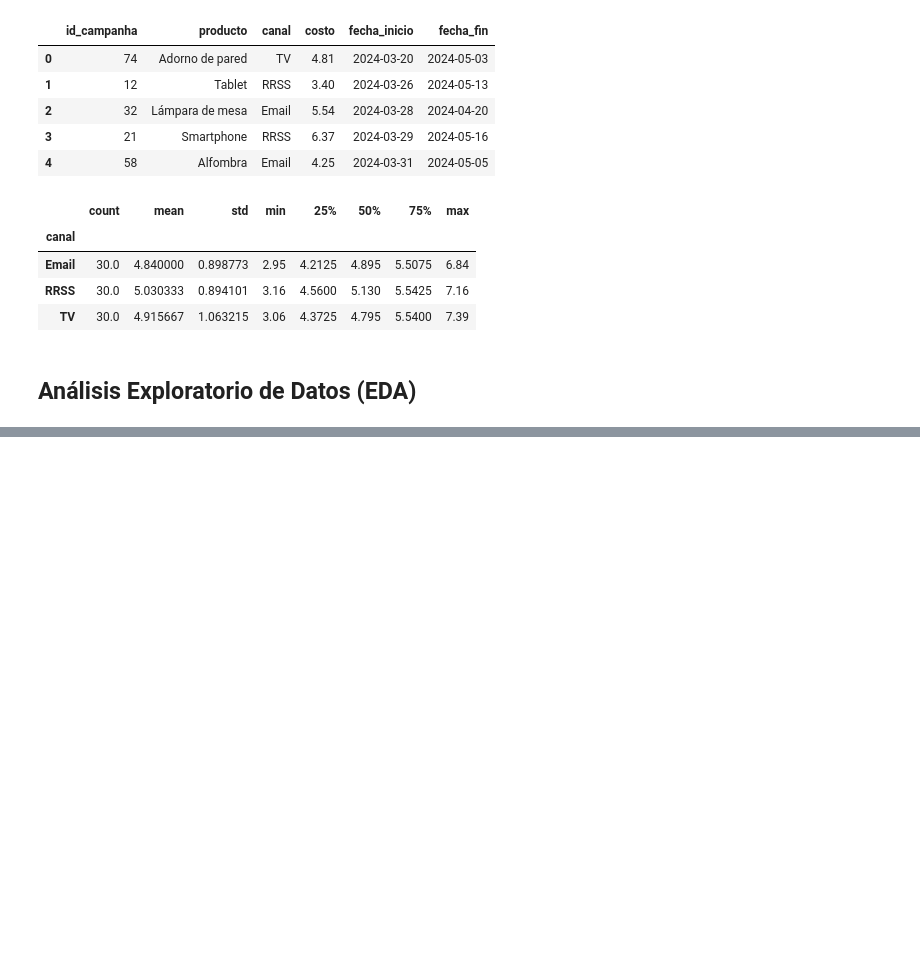
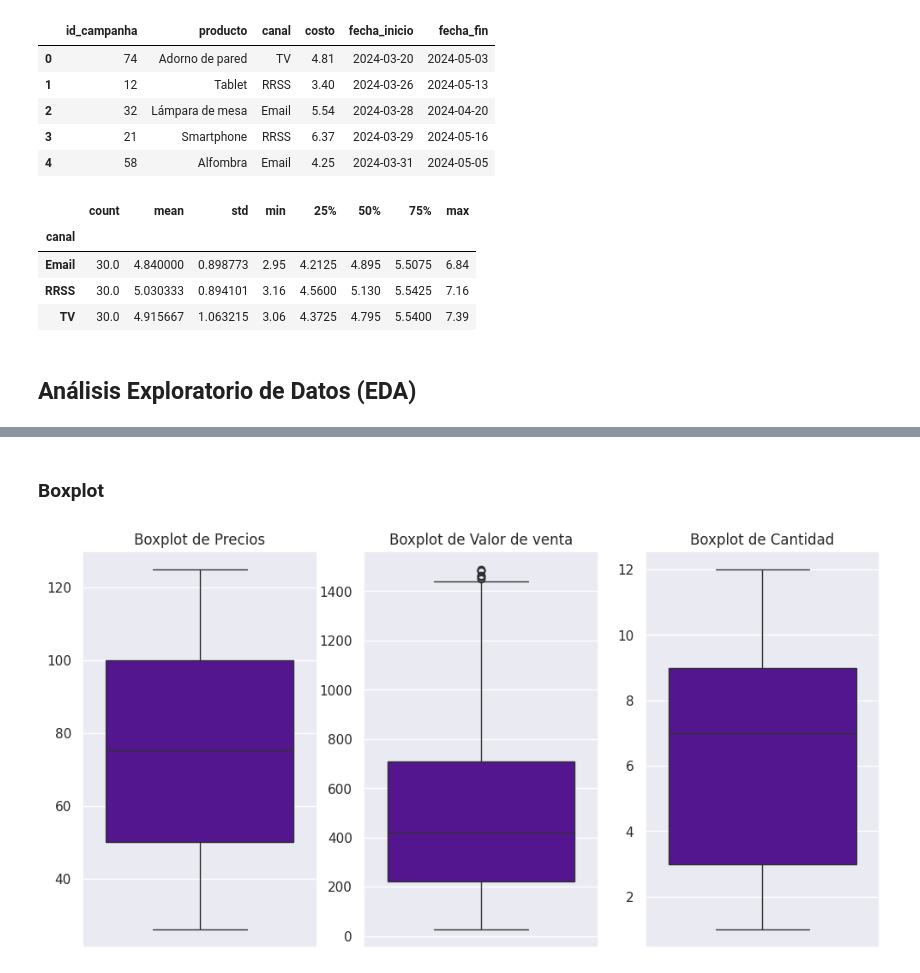
Before and after one commit to CamilaVillarreal/Comision-252613-TPI-Data-Analytics-Final, a Jupyter notebook: Final.ipynb, the cells around one changed output, grey strips where cells are left out. Cells and saved outputs as stored; diff of their text form; code cells hidden in the pictures; blank space fills up the shorter version.

```diff
--- a/Final.ipynb
+++ b/Final.ipynb
@@ -909,0 +933,33 @@ plt.show()
+# %% [markdown]
+### Boxplot
+# %%
+# Boxplot Ventas
+
+# Estilo y tamaños
+sns.set_theme(style="darkgrid", palette="plasma")
+plt.figure(figsize=(12, 6)) #ancho x alto = resolucion
+
+# Subplots, dividen al lienzo en partes
+plt.subplot(1,3,1) # (1,3,1) => (1 fila, 3 columans, bloque 1)
+
+# Subplot 1
+sns.boxplot(data=df_ventas, y="precio")
+plt.title("Boxplot de Precios")
+plt.ylabel("")
+
+# Subplot 2
+plt.subplot(1,3,2) # (1,3,2) => (1 fila, 3 columans, bloque 2)
+sns.boxplot(data=df_ventas, y="valor_venta")
+plt.title("Boxplot de Valor de venta")
+plt.ylabel("")
+
+
+# Subplot 3
+plt.subplot(1,3,3) # (1,3,3) => (1 fila, 3 columans, bloque 3)
+sns.boxplot(data=df_ventas, y="cantidad")
+plt.title("Boxplot de Cantidad")
+plt.ylabel("")
+
+plt.show()
+# %% [output]
+[figure, added]
```
Also changed, not shown: parts of 28 cells of this notebook.
